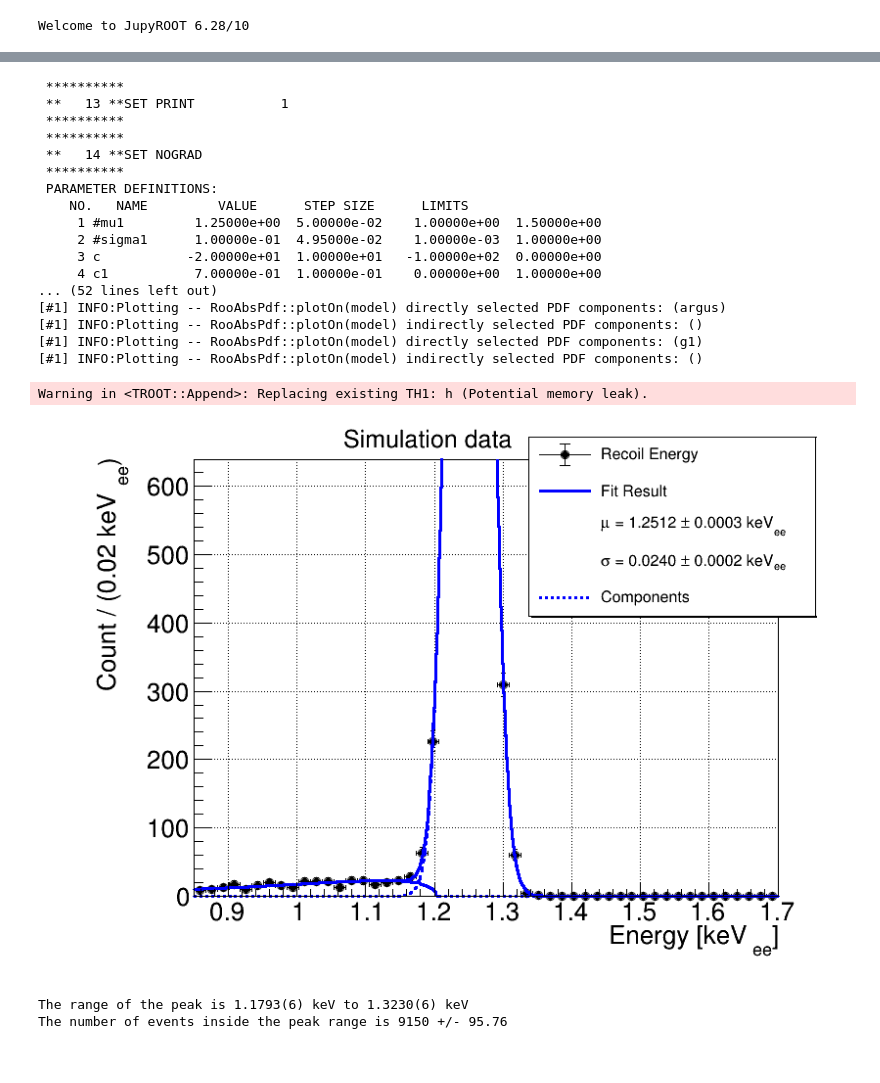
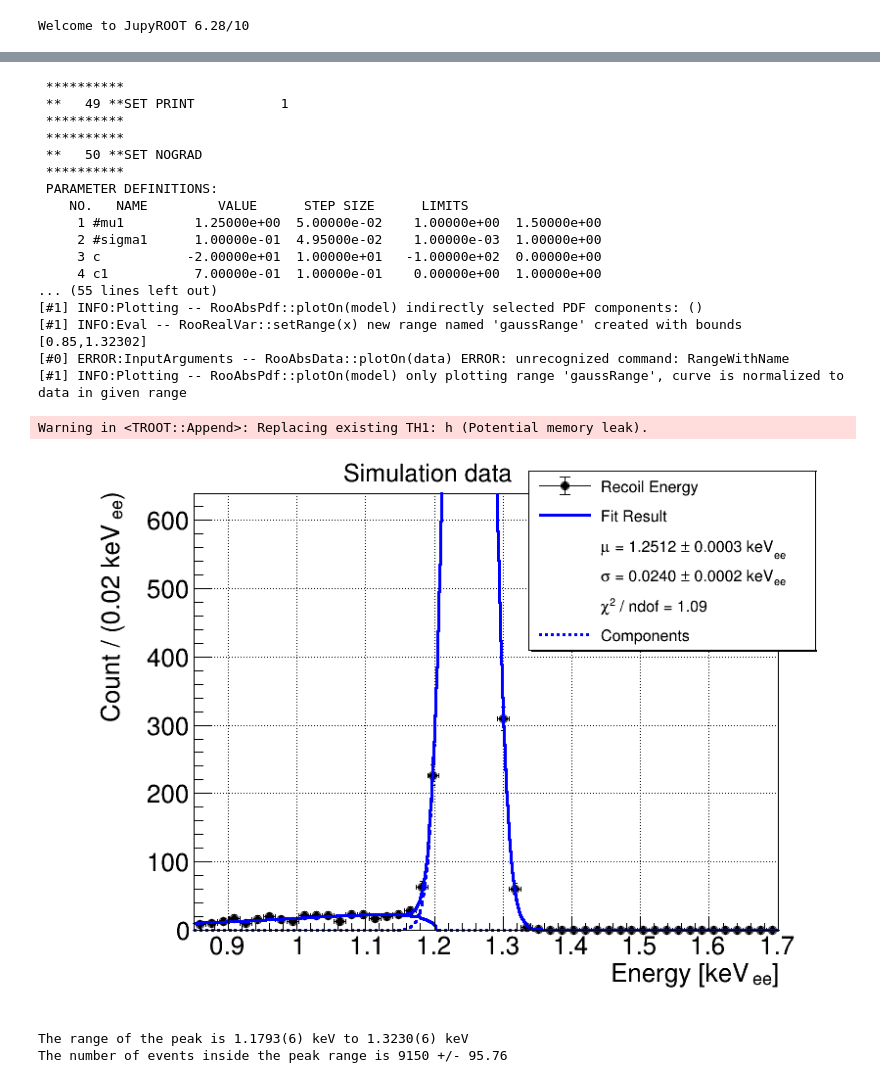
Before and after one commit to perry5334/CDMS, a Jupyter notebook: notebooks/CUTE/Ge71_Lines/GeCalib_SignalYield_DMC.ipynb, the cells around one changed output, grey strips where cells are left out. Drawn from its saved outputs; the diff is of its cells as text; code cells hidden in the pictures.

```diff
--- a/notebooks/CUTE/Ge71_Lines/GeCalib_SignalYield_DMC.ipynb
+++ b/notebooks/CUTE/Ge71_Lines/GeCalib_SignalYield_DMC.ipynb
@@ -52,7 +52,7 @@ g4dmcEvent = CDataFrame('G4SimDir/g4dmcEvent', DMCfiles)
 EventNum = g4dmcEvent.AsNumpy(['EventNum'])['EventNum']
 PhononE = np.sum(g4dmcEvent.AsNumpy(['PhononE'])['PhononE']*1e-3, axis = 1)
 # %%
-RQfiles = np.sort(glob.glob("/scratch/group/mitchcomp/CDMS/data/perry5334/Ge71_Kshell_50V_100kEvents/Processed_noise_triangle/R?/Unmerged/5125????_000000/Test_5125????_000000_F0???.root"))
+RQfiles = np.sort(glob.glob("/scratch/group/mitchcomp/CDMS/data/perry5334/Ge71_Kshell_50V_100kEvents/Processed_noise_triangle_cutoff/R?/Unmerged/5125????_000000/Test_5125????_000000_F0???.root"))
 # %%
 det = 1 # detector number
 
@@ -93,7 +93,7 @@ bins = np.linspace(bins_start, bins_end, nbins + 1)
 c = ROOT.TCanvas("c", "Canvas", 700, 600)
 
 # Create a ROOT histogram: (name, title, nbins, xmin, xmax)
-h1 = ROOT.TH1F("h", "Tail of simulated PTOFamps distribution;Energy [keV_{ee}]" + ";Count / (" + str(bindiff) + " keV_{ee})", nbins, bins_start, bins_end)
+h1 = ROOT.TH1F("h", "Tail of simulated PTOFamps distribution;Energy [keV_{#kern[-0.1pt]{#lower[-0.5pt]{ee}}}]" + ";Count / (" + str(bindiff) + " keV_{#kern[-0.1pt]{#lower[-0.5pt]{ee}}})", nbins, bins_start, bins_end)
 data1 = df_rqs['PTOFamps_keVee']
 
 for value in data1:
@@ -288,7 +249,7 @@ K_DMC_cut = (df_rqs['PTOFamps_keVee'] > 9.7) & (df_rqs['PTOFamps_keVee'] < 11.5)
 # %%
 ROOT.gStyle.SetOptStat(0)
 bins_start = 10e3
-bins_end = 1e5
+bins_end = 80e3
 nbins = 50
 bindiff = np.round((bins_end - bins_start) / nbins, 3)
 
@@ -302,11 +263,11 @@ for value in data1:
     h1.Fill(value)
 h1.SetLineWidth(3)
 h1.SetLineColor(ROOT.kBlue-9)
-h1.SetFillColor(ROOT.kBlue-9)
+#h1.SetFillColor(ROOT.kBlue-9)
 h1.SetFillStyle(1001)
 #h1.SetMaximum(850)
 
-h1.GetXaxis().SetLabelSize(0.05)
+h1.GetXaxis().SetLabelSize(0.04)
 h1.GetYaxis().SetLabelSize(0.05)
 h1.GetXaxis().SetTitleSize(0.05)
 h1.GetXaxis().SetTitleOffset(1.5)
@@ -695,8 +683,8 @@ fit_result = m.save()
 
 frame = x.frame(ROOT.RooFit.Title("Simulation data"))
 # Change axis labels
-frame.GetXaxis().SetTitle("Energy [keV_{ee}]")
-frame.GetYaxis().SetTitle("Count / (" + str(bindiff) + " keV_{ee})")
+frame.GetXaxis().SetTitle("Energy [keV_{#kern[-0.1pt]{#lower[-0.5pt]{ee}}}]")
+frame.GetYaxis().SetTitle("Count / (" + str(bindiff) + " keV_{#kern[-0.1pt]{#lower[-0.5pt]{ee}}})")
 frame.GetXaxis().SetLabelSize(0.05)
 frame.GetYaxis().SetLabelSize(0.05)
 frame.GetXaxis().SetTitleSize(0.05)
@@ -707,21 +695,21 @@ model.plotOn(frame, ROOT.RooFit.Name(f"Fit Result"))
 model.plotOn(frame, ROOT.RooFit.Components("argus"), ROOT.RooFit.LineStyle(ROOT.kDashed), ROOT.RooFit.LineColor(ROOT.kBlue), ROOT.RooFit.Name("Components"))
 model.plotOn(frame, ROOT.RooFit.Components("g1"), ROOT.RooFit.LineStyle(ROOT.kDashed), ROOT.RooFit.LineColor(ROOT.kBlue))
 
-#upper_bound = ROOT.RooFormulaVar("upperBound", "@0 + 3 * @1", ROOT.RooArgList(mean_1, sigma_1))
-#lower_bound = ROOT.RooFormulaVar("lowerBound", "@0 - 3 * @1", ROOT.RooArgList(mean_1, sigma_1))
-#mean_upper_bound = upper_bound.getVal()
-#mean_lower_bound = lower_bound.getVal()
-#x.setRange("gaussRange", bins_start, mean_upper_bound)
+upper_bound = ROOT.RooFormulaVar("upperBound", "@0 + 3 * @1", ROOT.RooArgList(mean_1, sigma_1))
+lower_bound = ROOT.RooFormulaVar("lowerBound", "@0 - 3 * @1", ROOT.RooArgList(mean_1, sigma_1))
+mean_upper_bound = upper_bound.getVal()
+mean_lower_bound = lower_bound.getVal()
+x.setRange("gaussRange", bins_start, mean_upper_bound)
 
-#frame_narrow = x.frame(ROOT.RooFit.Range("gaussRange"), ROOT.RooFit.Title("Narrow"))
+frame_narrow = x.frame(ROOT.RooFit.Range("gaussRange"), ROOT.RooFit.Title("Narrow"))
 
 # Plot data and model within the narrow range
-#data.plotOn(frame_narrow, ROOT.RooFit.Range("gaussRange"), ROOT.RooFit.Name("data_narrow"))
-#model.plotOn(frame_narrow,
-#             ROOT.RooFit.Range("gaussRange"),
-#             ROOT.RooFit.Name("model_narrow"))
-#nbins = np.round(mean_upper_bound - mean_lower_bound) / bindiff
-#chi2_narrow = frame_narrow.chiSquare(5)
+data.plotOn(frame_narrow, ROOT.RooFit.Range("gaussRange"), ROOT.RooFit.Name("data_narrow"))
+model.plotOn(frame_narrow,
+             ROOT.RooFit.Range("gaussRange"),
+             ROOT.RooFit.Name("model_narrow"))
+nbins = np.round(mean_upper_bound - mean_lower_bound) / bindiff
+chi2_narrow = frame_narrow.chiSquare(5)
 
 # Create legend
 legend = ROOT.TLegend(0.63, 0.65, 1, 0.97)
@@ -733,43 +721,43 @@ legend.AddEntry(frame.findObject("Recoil Energy"),  "Recoil Energy", "lep")
 legend.AddEntry(frame.findObject(f"Fit Result"), f"Fit Result", "l")
 legend.AddEntry(0, "#mu = " + f"{mean_1.getVal():.4f} #pm {mean_1.getPropagatedError(fit_result):.4f}" + " keV_{ee}", "")
 legend.AddEntry(0, "#sigma = " + f"{sigma_1.getVal():.4f} #pm {sigma_1.getPropagatedError(fit_result):.4f}" + " keV_{ee}", "")
-#legend.AddEntry(0, "#chi^{2} / ndof = " + f"{chi2_narrow:.2f}", "")
+legend.AddEntry(0, "#chi^{2} / ndof = " + f"{chi2_narrow:.2f}", "")
 legend.AddEntry(frame.findObject("Components"), "Components", "l")
 legend.SetTextSize(0.03)
 
 #frame.SetMinimum(0)
 #frame.SetMaximum(3000)  # Adjust based on your data
 frame.SetMaximum(640)  # Adjust based on your data
 
 c = ROOT.TCanvas("c", "Fit Canvas", 800, 600)
 c.SetLeftMargin(0.2)
 c.SetBottomMargin(0.15)
 c.SetRightMargin(0.05)
 c.SetTopMargin(0.07)
 frame.Draw()
 legend.Draw()
 c.SetGrid(1,1)
 c.Draw()
 # %% [output]
  **********
- **   13 **SET PRINT           1
+ **   49 **SET PRINT           1
  **********
  **********
- **   14 **SET NOGRAD
+ **   50 **SET NOGRAD
  **********
  PARAMETER DEFINITIONS:
     NO.   NAME         VALUE      STEP SIZE      LIMITS
      1 #mu1         1.25000e+00  5.00000e-02    1.00000e+00  1.50000e+00
      2 #sigma1      1.00000e-01  4.95000e-02    1.00000e-03  1.00000e+00
      3 c           -2.00000e+01  1.00000e+01   -1.00000e+02  0.00000e+00
      4 c1           7.00000e-01  1.00000e-01    0.00000e+00  1.00000e+00
-... (52 lines left out)
-[#1] INFO:Plotting -- RooAbsPdf::plotOn(model) directly selected PDF components: (argus)
+... (55 lines left out)
 [#1] INFO:Plotting -- RooAbsPdf::plotOn(model) indirectly selected PDF components: ()
-[#1] INFO:Plotting -- RooAbsPdf::plotOn(model) directly selected PDF components: (g1)
-[#1] INFO:Plotting -- RooAbsPdf::plotOn(model) indirectly selected PDF components: ()
+[#1] INFO:Eval -- RooRealVar::setRange(x) new range named 'gaussRange' created with bounds [0.85,1.32302]
+[#0] ERROR:InputArguments -- RooAbsData::plotOn(data) ERROR: unrecognized command: RangeWithName
+[#1] INFO:Plotting -- RooAbsPdf::plotOn(model) only plotting range 'gaussRange', curve is normalized to data in given range
 Warning in <TROOT::Append>: Replacing existing TH1: h (Potential memory leak).
-[figure, old version]
+[figure, new version]
 # %%
 upper_bound = ROOT.RooFormulaVar("upperBound", "@0 + 3 * @1", ROOT.RooArgList(mean_1, sigma_1))
 lower_bound = ROOT.RooFormulaVar("lowerBound", "@0 - 3 * @1", ROOT.RooArgList(mean_1, sigma_1))
```
Also changed, not shown: parts of 14 cells of this notebook, 8 other files.
